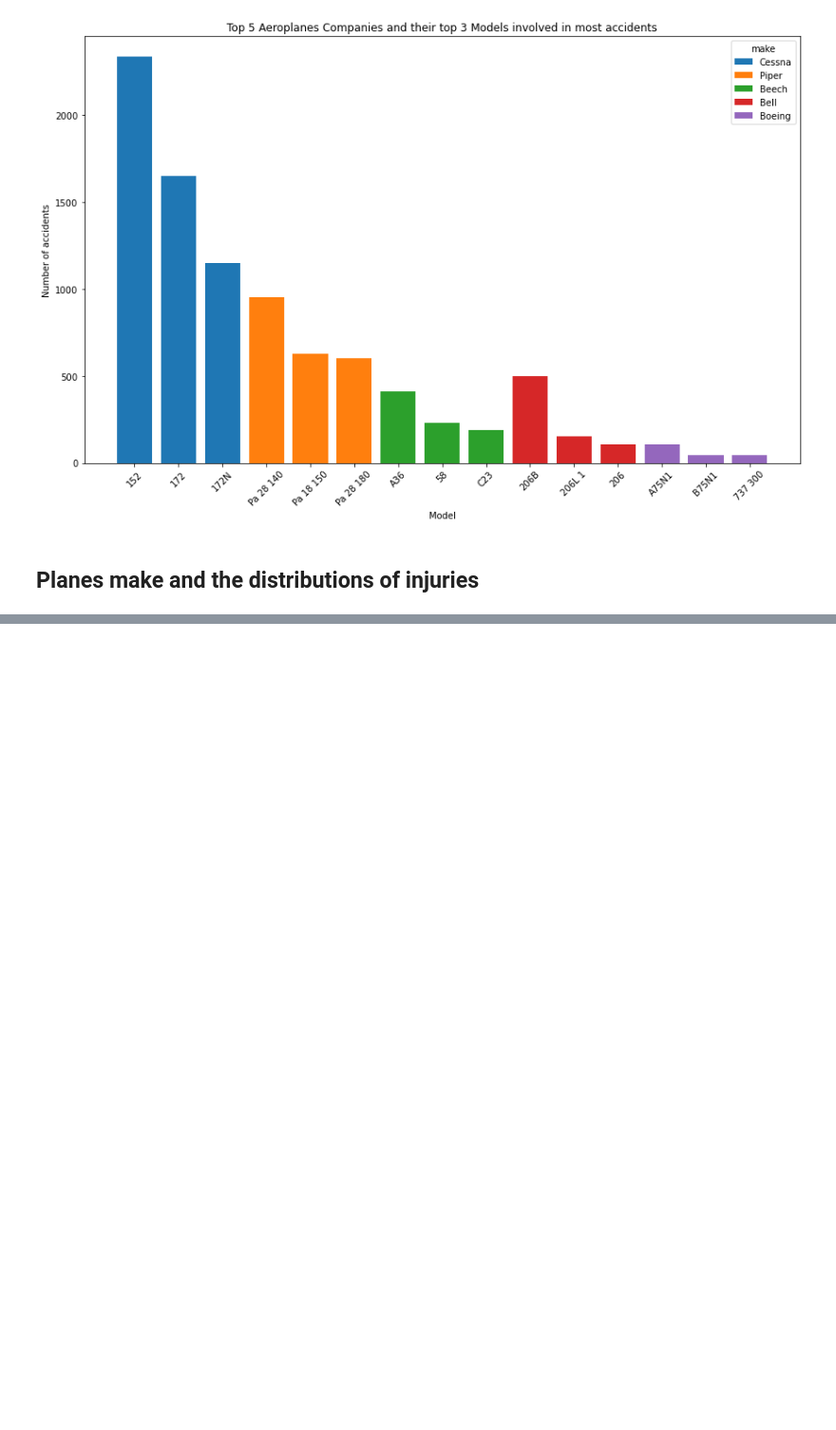
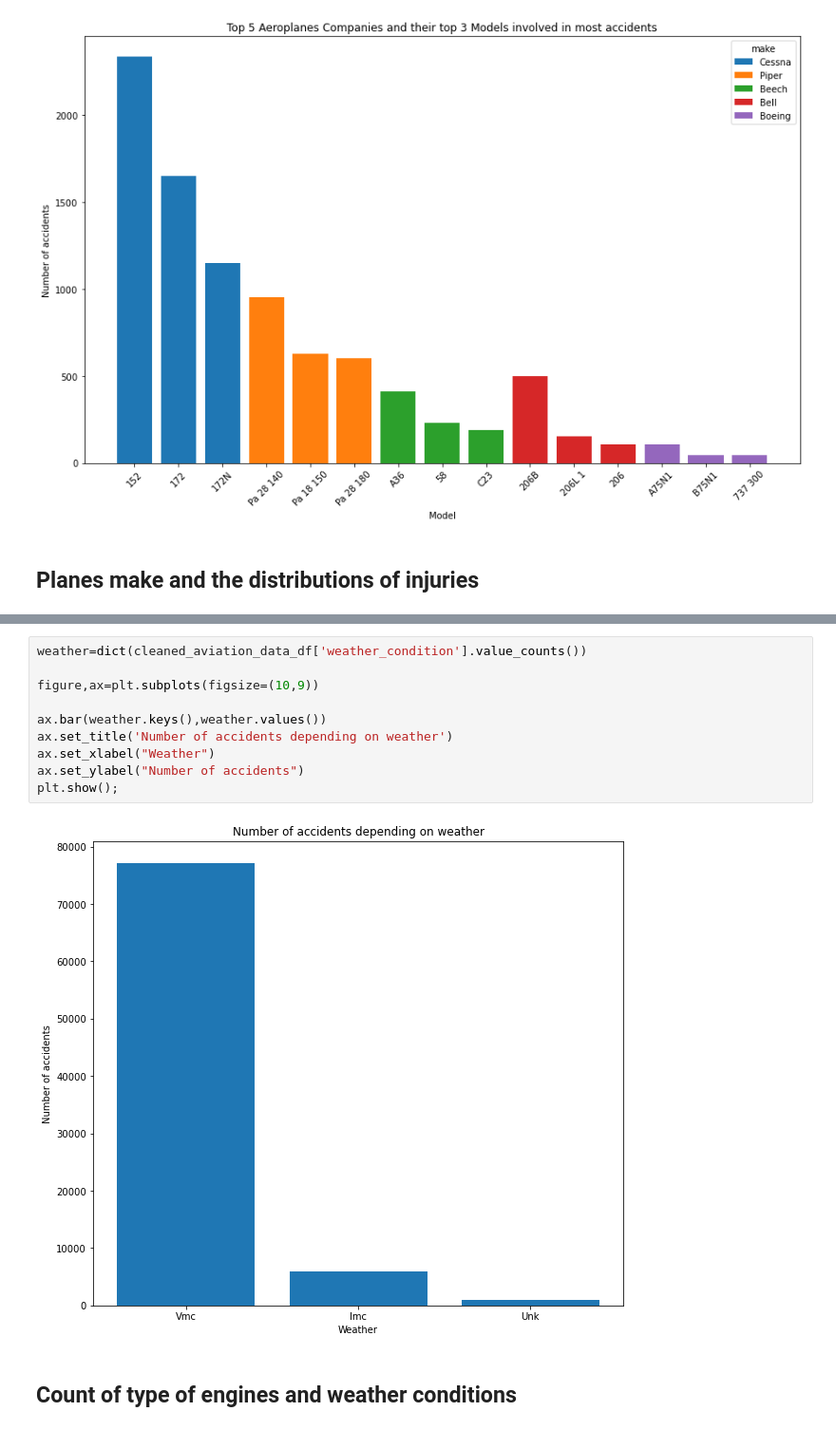
Before and after one commit to stephenmungai/phase1_project, a Jupyter notebook: index.ipynb, the cells around one changed output, grey strips where cells are left out. Shown at 95% size. Cells and saved outputs as stored; diff of their text form; blank space fills up the shorter version.

```diff
--- a/index.ipynb
+++ b/index.ipynb
@@ -1231,0 +1252,14 @@ pivot_df_on_make_and_accidents= pivot_df_on_make_and_accidents.reset_index()
+# %%
+weather=dict(cleaned_aviation_data_df['weather_condition'].value_counts())
+
+figure,ax=plt.subplots(figsize=(10,9))
+
+ax.bar(weather.keys(),weather.values())
+ax.set_title('Number of accidents depending on weather')
+ax.set_xlabel("Weather")
+ax.set_ylabel("Number of accidents")
+plt.show();
+# %% [output]
+[figure, added]
+# %% [markdown]
+## Count of type of engines and weather conditions
```
Also changed, not shown: parts of 15 cells of this notebook.
